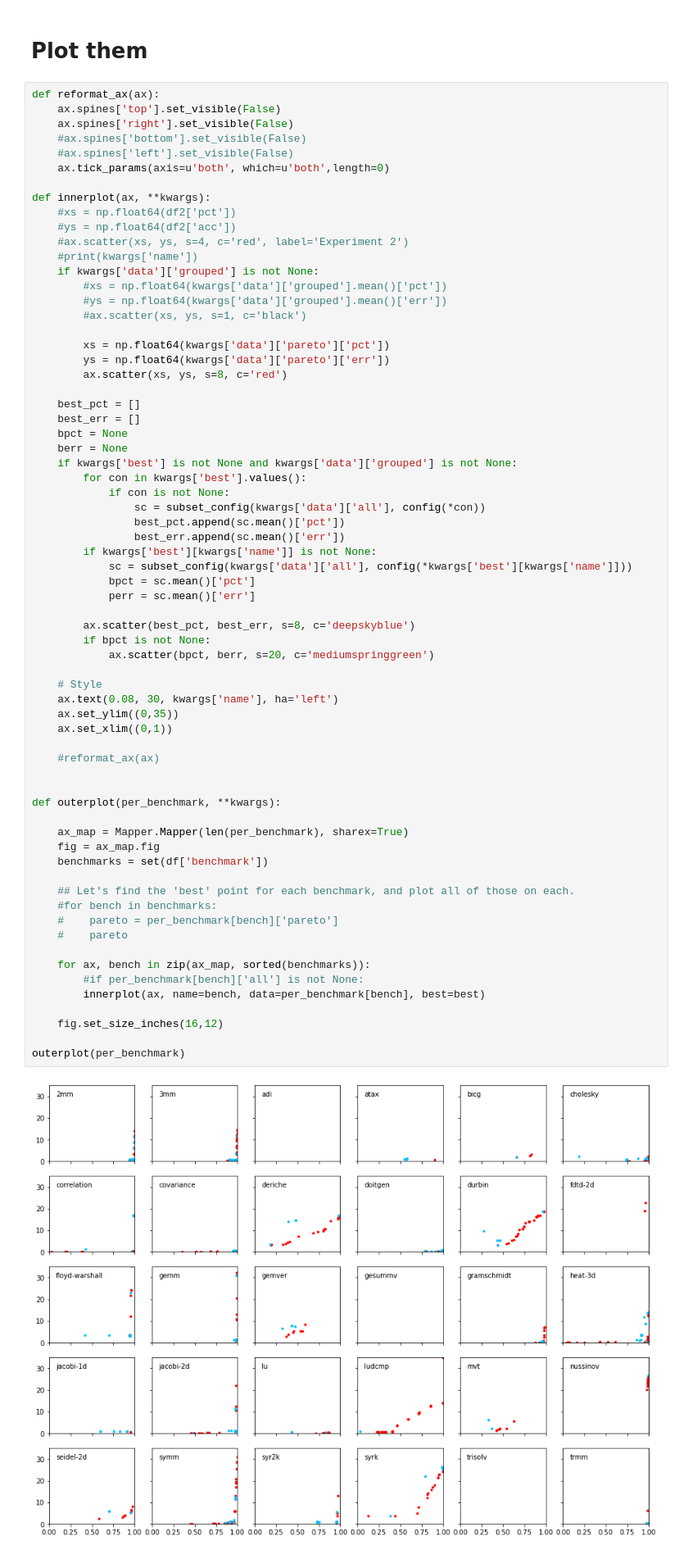
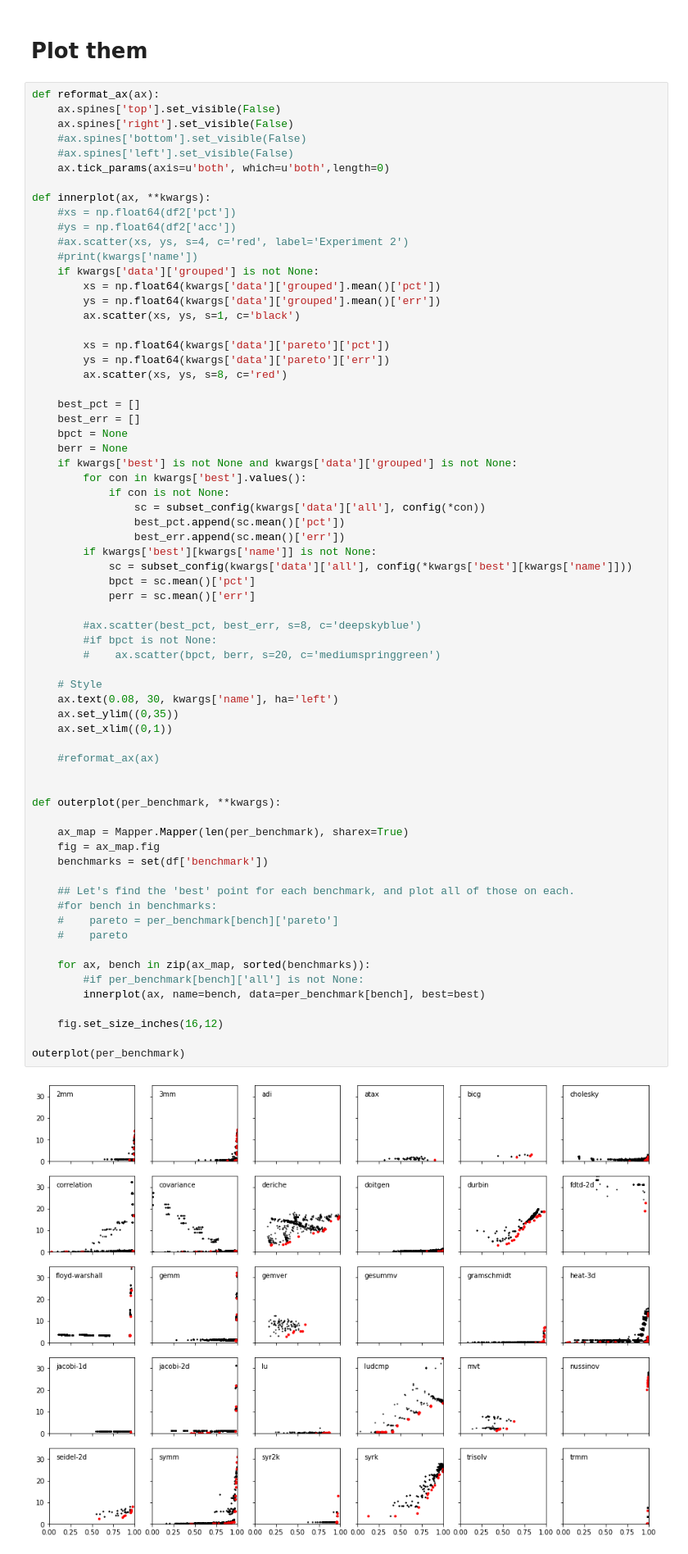
Before and after one commit to plavin/multifidelity, a Jupyter notebook: OptimizationV2.ipynb, the cells around one changed output. Shown at 82% size. Cells and saved outputs as stored; diff of their text form.

```diff
--- a/OptimizationV2.ipynb
+++ b/OptimizationV2.ipynb
@@ -189,9 +189,9 @@ def innerplot(ax, **kwargs):
     #ax.scatter(xs, ys, s=4, c='red', label='Experiment 2')
     #print(kwargs['name'])
     if kwargs['data']['grouped'] is not None:
-        #xs = np.float64(kwargs['data']['grouped'].mean()['pct'])
-        #ys = np.float64(kwargs['data']['grouped'].mean()['err'])
-        #ax.scatter(xs, ys, s=1, c='black')
+        xs = np.float64(kwargs['data']['grouped'].mean()['pct'])
+        ys = np.float64(kwargs['data']['grouped'].mean()['err'])
+        ax.scatter(xs, ys, s=1, c='black')
 
         xs = np.float64(kwargs['data']['pareto']['pct'])
         ys = np.float64(kwargs['data']['pareto']['err'])
@@ -212,38 +212,38 @@ def innerplot(ax, **kwargs):
             bpct = sc.mean()['pct']
             perr = sc.mean()['err']
 
-        ax.scatter(best_pct, best_err, s=8, c='deepskyblue')
-        if bpct is not None:
-            ax.scatter(bpct, berr, s=20, c='mediumspringgreen')
+        #ax.scatter(best_pct, best_err, s=8, c='deepskyblue')
+        #if bpct is not None:
+        #    ax.scatter(bpct, berr, s=20, c='mediumspringgreen')
 
     # Style
     ax.text(0.08, 30, kwargs['name'], ha='left')
     ax.set_ylim((0,35))
     ax.set_xlim((0,1))
 
     #reformat_ax(ax)
 
 
 def outerplot(per_benchmark, **kwargs):
 
     ax_map = Mapper.Mapper(len(per_benchmark), sharex=True)
     fig = ax_map.fig
     benchmarks = set(df['benchmark'])
 
     ## Let's find the 'best' point for each benchmark, and plot all of those on each.
     #for bench in benchmarks:
     #    pareto = per_benchmark[bench]['pareto']
     #    pareto
 
     for ax, bench in zip(ax_map, sorted(benchmarks)):
         #if per_benchmark[bench]['all'] is not None:
         innerplot(ax, name=bench, data=per_benchmark[bench], best=best)
 
     fig.set_size_inches(16,12)
 
 outerplot(per_benchmark)
 # %% [output]
-[figure, old version]
+[figure, new version]
 # %% [markdown]
 # Best Configs
 
```
Also changed, not shown: parts of 3 cells of this notebook, 2 other files.
